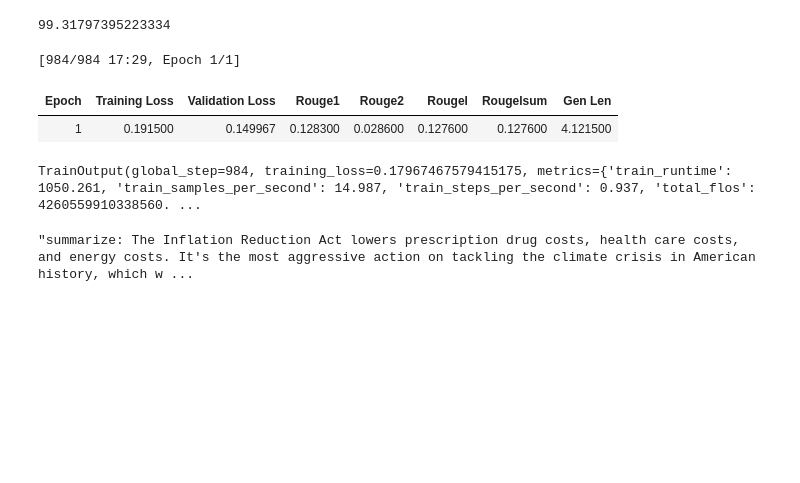
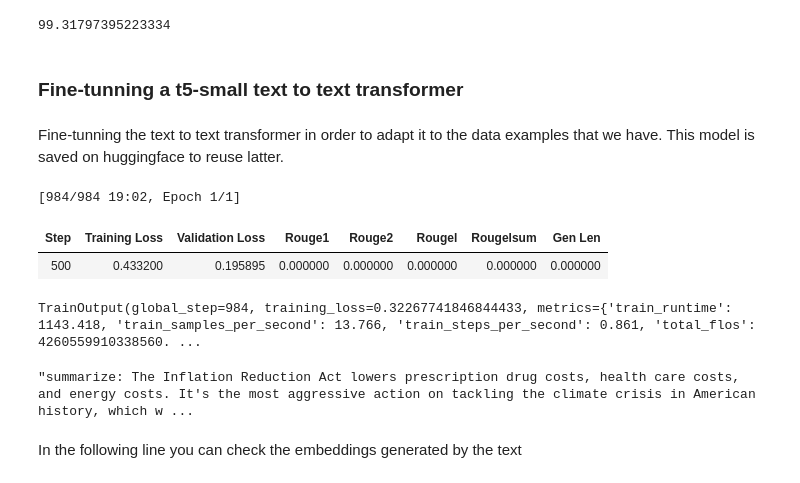
Before and after one commit to wilberquito/HomeAssigment, a Jupyter notebook: clothing_e_comerce_opinion.ipynb, the cells around one changed output. Cells and saved outputs as stored; diff of their text form; code cells hidden in the pictures; blank space fills up the shorter version.

Commit message:
pipeline to upload and download model from hf

```diff
--- a/clothing_e_comerce_opinion.ipynb
+++ b/clothing_e_comerce_opinion.ipynb
@@ -526,45 +578,48 @@ mem_info[0] * 100 / mem_info[1]
 99.31797395223334
 # %%
 torch.cuda.empty_cache()
+# %% [markdown]
+### Fine-tunning a t5-small text to text transformer
+# %% [markdown]
+Fine-tunning the text to text transformer in order to adapt it to the data examples that we have. This model is saved on huggingface to reuse latter.
 # %%
 batch_size = 16
 learning_rate = 2e-5
 weight_decay = 0.01
 epochs = 1
 
 training_args = Seq2SeqTrainingArguments(
     output_dir="e-comerce",
-    eval_strategy="epoch",
+    eval_strategy="steps",
     learning_rate=learning_rate,
     per_device_train_batch_size=batch_size,
     per_device_eval_batch_size=batch_size,
     weight_decay=weight_decay,
     save_total_limit=3,
     num_train_epochs=epochs,
     predict_with_generate=True,
     fp16=True,
-    push_to_hub=False,
+    push_to_hub=True,
 )
 
 trainer = Seq2SeqTrainer(
     model=model,
     args=training_args,
     train_dataset=train_datasets["train"],
     eval_dataset=train_datasets["test"],
     tokenizer=tokenizer,
     data_collator=data_collator,
     compute_metrics=compute_metrics,
 )
 
 trainer.train()
 # %% [output]
-[984/984 17:29, Epoch 1/1]
+[984/984 19:02, Epoch 1/1]
-| Epoch | Training Loss | Validation Loss | Rouge1 | Rouge2 | Rougel | Rougelsum | Gen Len |
-| 1 | 0.191500 | 0.149967 | 0.128300 | 0.028600 | 0.127600 | 0.127600 | 4.121500 |
+| Step | Training Loss | Validation Loss | Rouge1 | Rouge2 | Rougel | Rougelsum | Gen Len |
+| 500 | 0.433200 | 0.195895 | 0.000000 | 0.000000 | 0.000000 | 0.000000 | 0.000000 |
-TrainOutput(global_step=984, training_loss=0.17967467579415175, metrics={'train_runtime': 1050.261, 'train_samples_per_second': 14.987, 'train_steps_per_second': 0.937, 'total_flos': 4260559910338560. ...
+TrainOutput(global_step=984, training_loss=0.32267741846844433, metrics={'train_runtime': 1143.418, 'train_samples_per_second': 13.766, 'train_steps_per_second': 0.861, 'total_flos': 4260559910338560. ...
 # %%
 text = "summarize: The Inflation Reduction Act lowers prescription drug costs, health care costs, and energy costs. It's the most aggressive action on tackling the climate crisis in American history, which will lift up American workers and create good-paying, union jobs across the country. It'll lower the deficit and ask the ultra-wealthy and corporations to pay their fair share. And no one making under $400,000 per year will pay a penny more in taxes."
+text
+# %% [output]
+"summarize: The Inflation Reduction Act lowers prescription drug costs, health care costs, and energy costs. It's the most aggressive action on tackling the climate crisis in American history, which w ...
-# %%
-text
-# %% [output]
-"summarize: The Inflation Reduction Act lowers prescription drug costs, health care costs, and energy costs. It's the most aggressive action on tackling the climate crisis in American history, which w ...
@@ -576,0 +626,2 @@ loaded_model
+# %% [markdown]
+In the following line you can check the embeddings generated by the text
```
Also changed, not shown: parts of 20 cells of this notebook.
